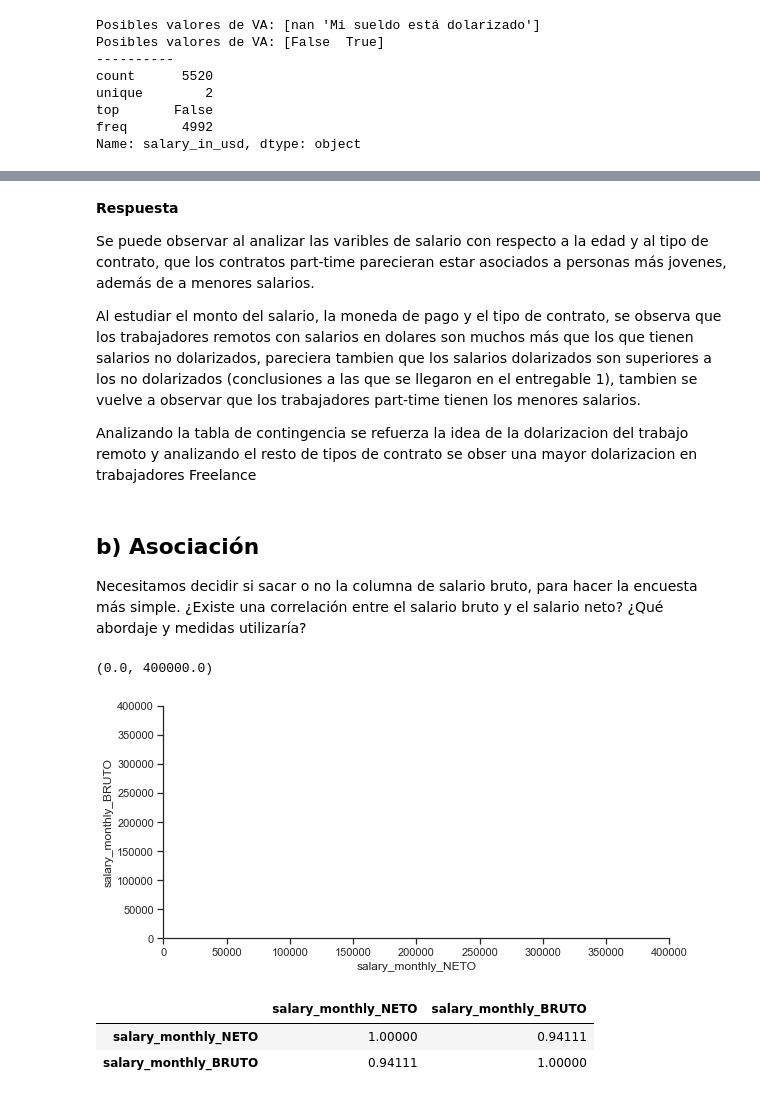
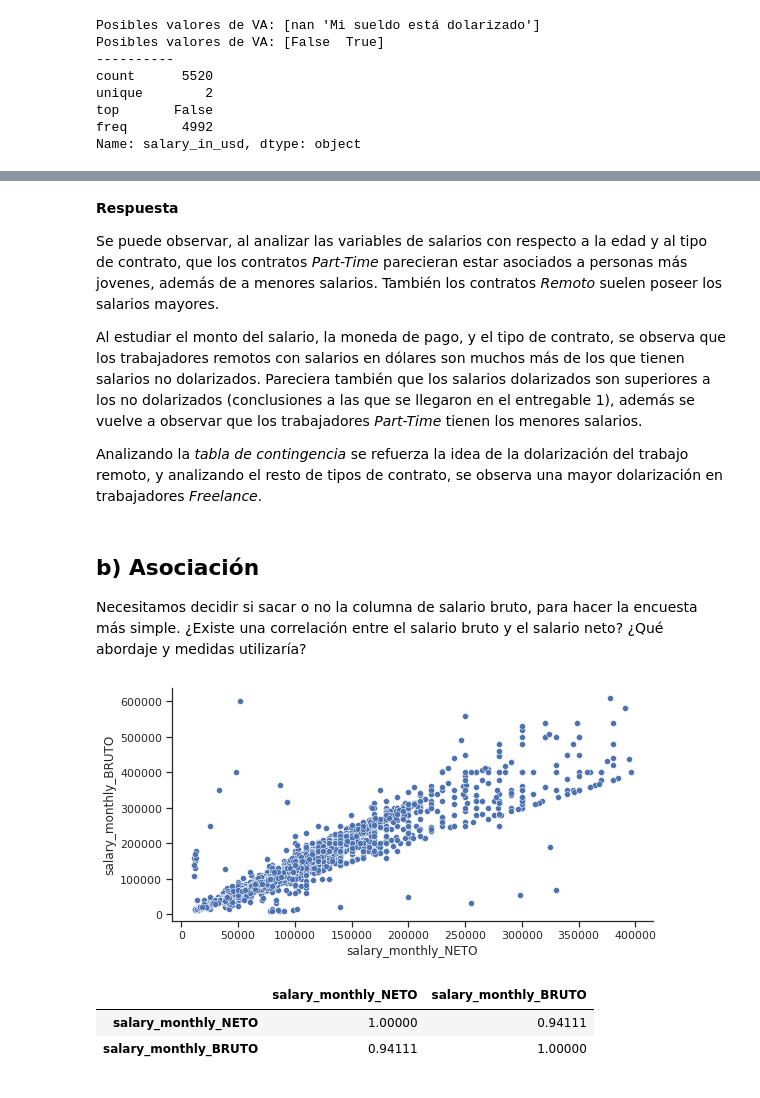
Before and after one commit to mgobbi289/DiploDatos, a Jupyter notebook: AnalisisyVisualizacion/Entregable_1_Ejercicio_2.ipynb, the cells around one changed output, grey strips where cells are left out. Saved outputs shown, nothing was run; the diff lists cells and outputs as text; code cells hidden in the pictures.

Commit message:
Resolución de la parte 1 del entregable
Se completa el ejercicio 2C con el análisis de independencia

```diff
--- a/AnalisisyVisualizacion/Entregable_1_Ejercicio_2.ipynb
+++ b/AnalisisyVisualizacion/Entregable_1_Ejercicio_2.ipynb
@@ -269,11 +268,13 @@ pd.crosstab(columns=df[contrato],
 # %% [markdown]
 **Respuesta**
 
-Se puede observar al analizar las varibles de salario con respecto a la edad y al tipo de contrato, que los contratos part-time parecieran estar asociados a personas más jovenes, además de a menores salarios.
+Se puede observar, al analizar las variables de salarios con respecto a la edad y al tipo de contrato, que los contratos *Part-Time* parecieran estar asociados a personas más jovenes, además de a menores salarios.
+También los contratos *Remoto* suelen poseer los salarios mayores.
 
-Al estudiar el monto del salario, la moneda de pago y el tipo de contrato, se observa que los trabajadores remotos con salarios en dolares son muchos más que los que tienen salarios no dolarizados, pareciera tambien que los salarios dolarizados son superiores a los no dolarizados (conclusiones a las que se llegaron en el entregable 1), tambien se vuelve a observar que los trabajadores part-time tienen los menores salarios.
+Al estudiar el monto del salario, la moneda de pago, y el tipo de contrato, se observa que los trabajadores remotos con salarios en dólares son muchos más de los que tienen salarios no dolarizados.
+Pareciera también que los salarios dolarizados son superiores a los no dolarizados (conclusiones a las que se llegaron en el entregable 1), además se vuelve a observar que los trabajadores *Part-Time* tienen los menores salarios.
 
-Analizando la tabla de contingencia se refuerza la idea de la dolarizacion del trabajo remoto y analizando el resto de tipos de contrato se obser una mayor dolarizacion en trabajadores Freelance
+Analizando la *tabla de contingencia* se refuerza la idea de la dolarización del trabajo remoto, y analizando el resto de tipos de contrato, se observa una mayor dolarización en trabajadores *Freelance*.
 # %% [markdown]
 ## b) Asociación
 
@@ -282,13 +283,10 @@ Necesitamos decidir si sacar o no la columna de salario bruto, para hacer la enc
 # %%
 seaborn.pairplot(data=df,
                  x_vars=neto,
                  y_vars=bruto,
                  aspect=2, height=4);
-plt.ylim(0, 400000)
-plt.xlim(0, 400000)
 # %% [output]
-(0.0, 400000.0)
-[figure, old version]
+[figure, new version]
 # %%
 # Calculo la correlación entre las columnas de salarios NETO y BRUTO.
 df[[neto, bruto]].corr()
```
Also changed, not shown: parts of 19 cells of this notebook.
